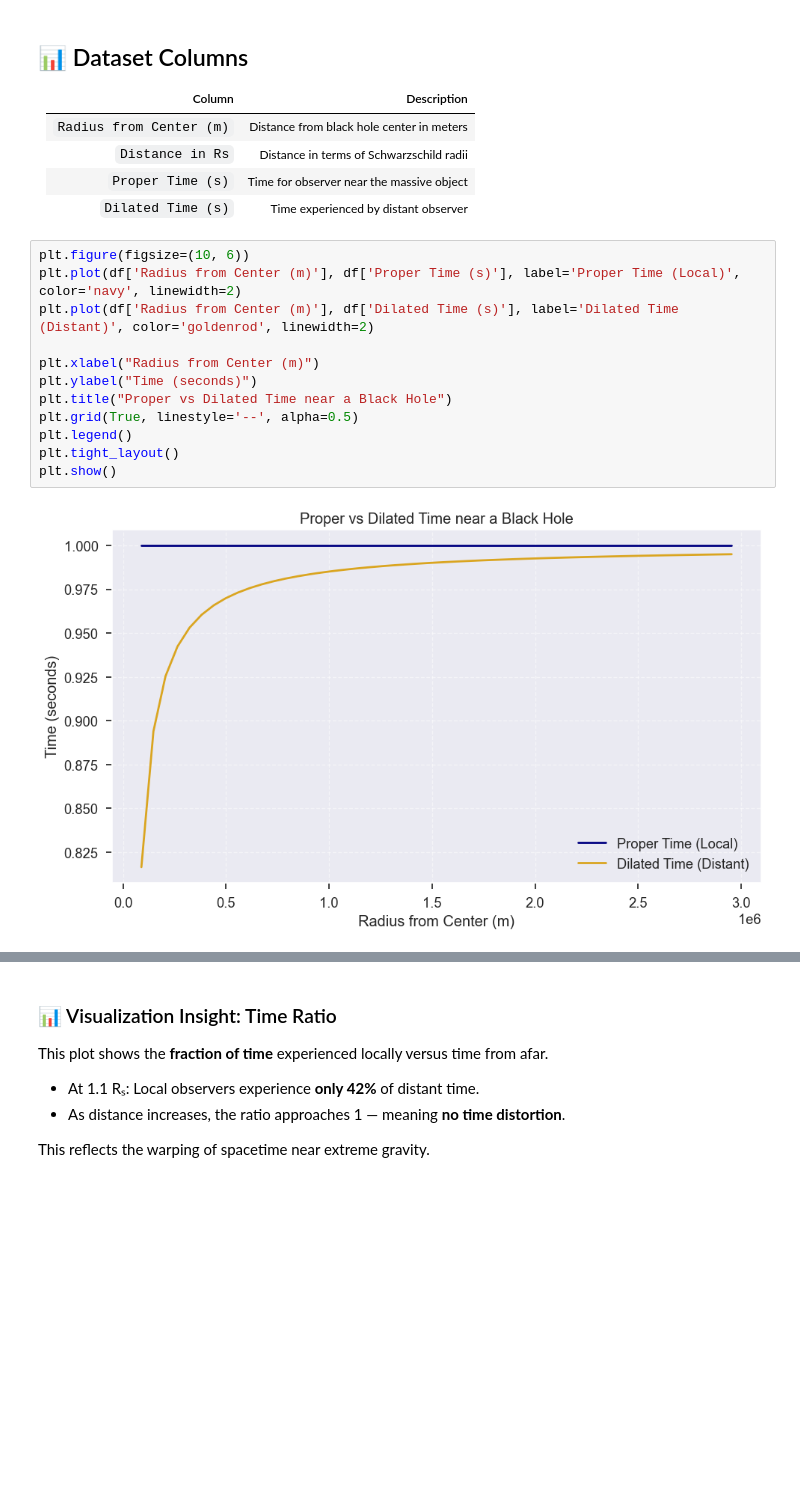
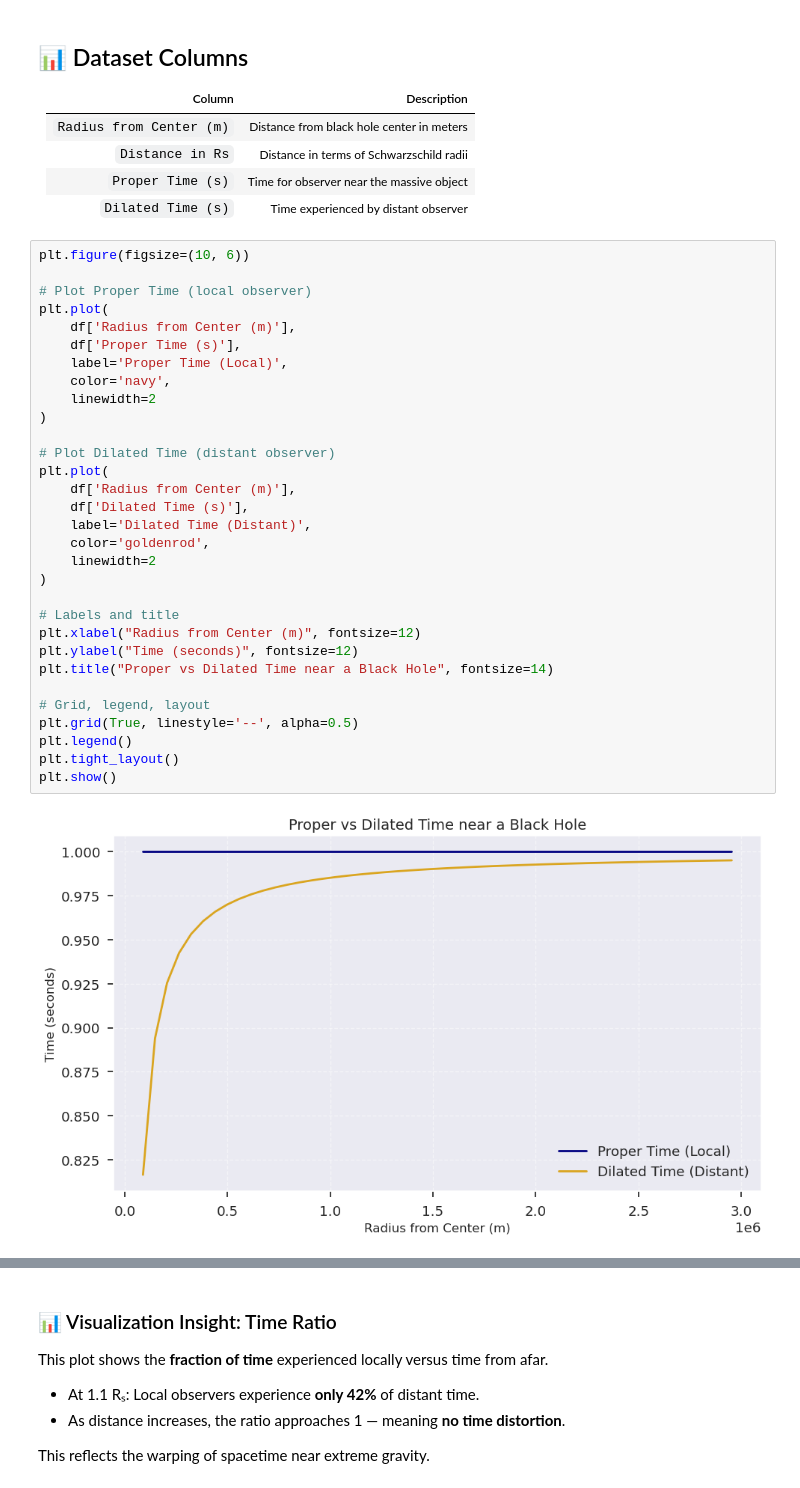
Before and after one commit to jobet1130/time-dilation-simulations, a Jupyter notebook: notebooks/02_exploration_gravity_dilation.ipynb, the cells around one changed output, grey strips where cells are left out. Drawn from its saved outputs; the diff is of its cells as text; blank space fills up the shorter version.

```diff
--- a/notebooks/02_exploration_gravity_dilation.ipynb
+++ b/notebooks/02_exploration_gravity_dilation.ipynb
@@ -43,16 +43,35 @@ df.head()
 | `Dilated Time (s)`         | Time experienced by distant observer |
 # %%
 plt.figure(figsize=(10, 6))
-plt.plot(df['Radius from Center (m)'], df['Proper Time (s)'], label='Proper Time (Local)', color='navy', linewidth=2)
-plt.plot(df['Radius from Center (m)'], df['Dilated Time (s)'], label='Dilated Time (Distant)', color='goldenrod', linewidth=2)
 
-plt.xlabel("Radius from Center (m)")
-plt.ylabel("Time (seconds)")
-plt.title("Proper vs Dilated Time near a Black Hole")
+# Plot Proper Time (local observer)
+plt.plot(
+    df['Radius from Center (m)'],
+    df['Proper Time (s)'],
+    label='Proper Time (Local)',
+    color='navy',
+    linewidth=2
+)
+
+# Plot Dilated Time (distant observer)
+plt.plot(
+    df['Radius from Center (m)'],
+    df['Dilated Time (s)'],
+    label='Dilated Time (Distant)',
+    color='goldenrod',
+    linewidth=2
+)
+
+# Labels and title
+plt.xlabel("Radius from Center (m)", fontsize=12)
+plt.ylabel("Time (seconds)", fontsize=12)
+plt.title("Proper vs Dilated Time near a Black Hole", fontsize=14)
+
+# Grid, legend, layout
 plt.grid(True, linestyle='--', alpha=0.5)
 plt.legend()
 plt.tight_layout()
 plt.show()
 # %% [output]
-[figure, old version]
+[figure, new version]
 # %% [markdown]
```
Also changed, not shown: parts of 6 cells of this notebook.
